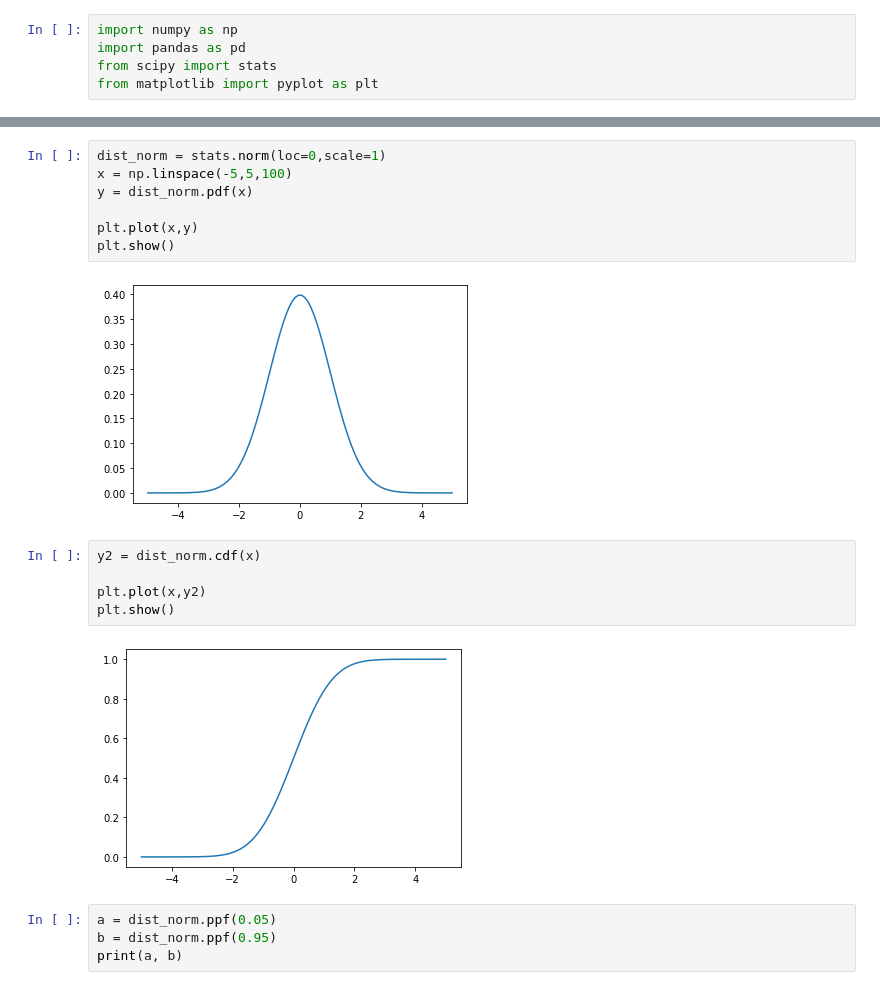
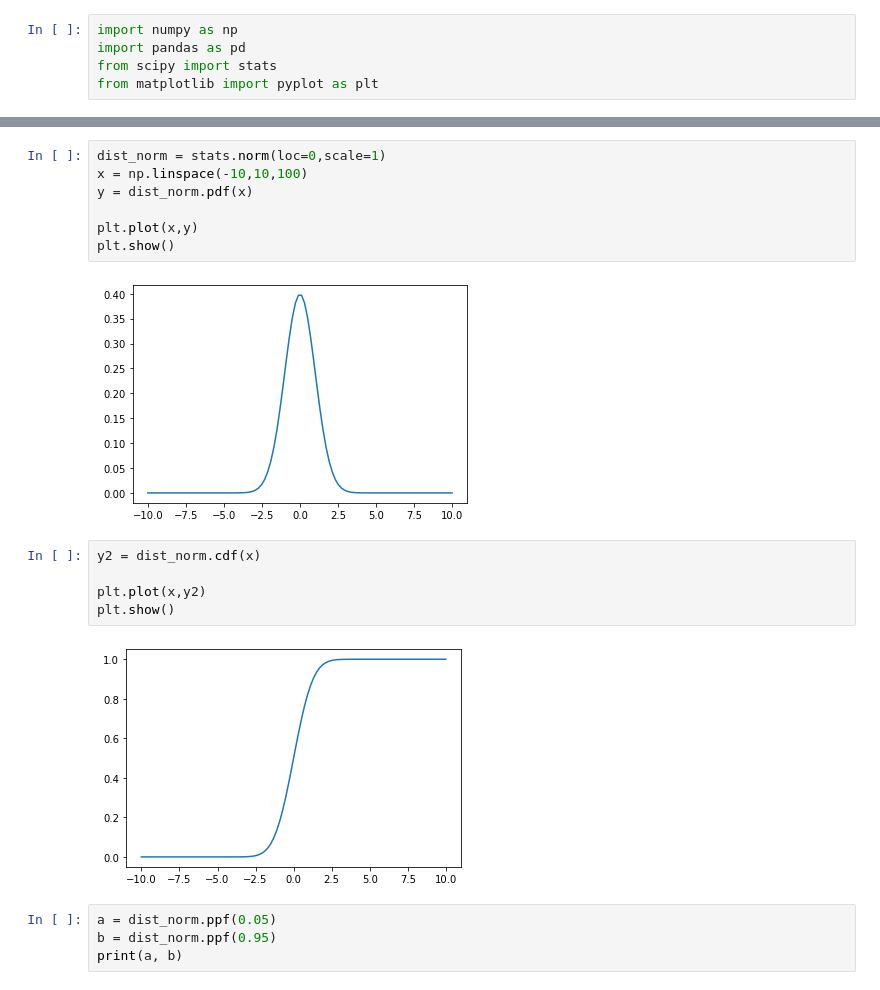
Before and after one commit to brorae/ML_practice, a Jupyter notebook: Computational statistics/practice.ipynb, the cells around one changed output, grey strips where cells are left out. Drawn from its saved outputs; the diff is of its cells as text.

```diff
--- a/Computational statistics/practice.ipynb
+++ b/Computational statistics/practice.ipynb
@@ -15,19 +15,19 @@ array([8, 9, 3, 3, 7])
 # %%
 dist_norm = stats.norm(loc=0,scale=1)
-x = np.linspace(-5,5,100)
+x = np.linspace(-10,10,100)
 y = dist_norm.pdf(x)
 
 plt.plot(x,y)
 plt.show()
 # %% [output]
-[figure, old version]
+[figure, new version]
 # %%
 y2 = dist_norm.cdf(x)
 
 plt.plot(x,y2)
 plt.show()
 # %% [output]
-[figure, old version]
+[figure, new version]
 # %%
 a = dist_norm.ppf(0.05)
 b = dist_norm.ppf(0.95)
```
Also changed, not shown: parts of 11 cells of this notebook, 3 other files.
